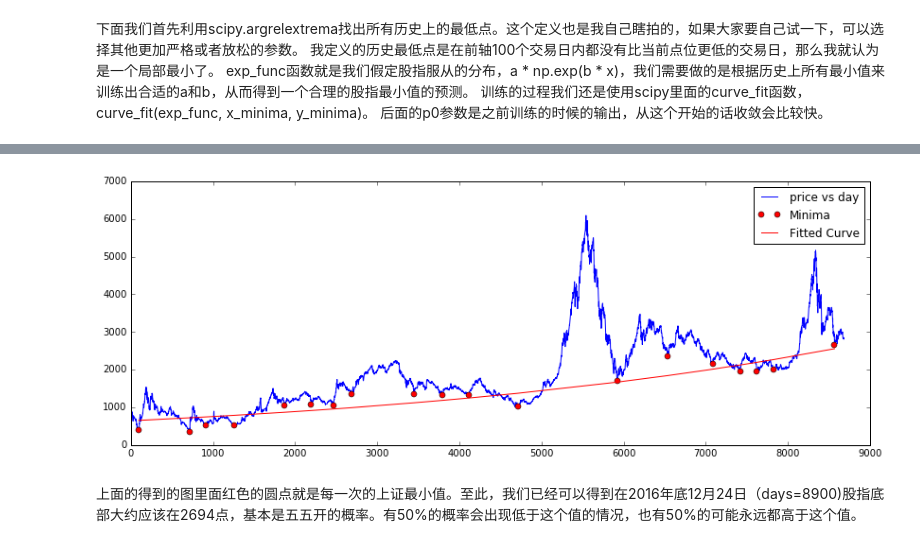
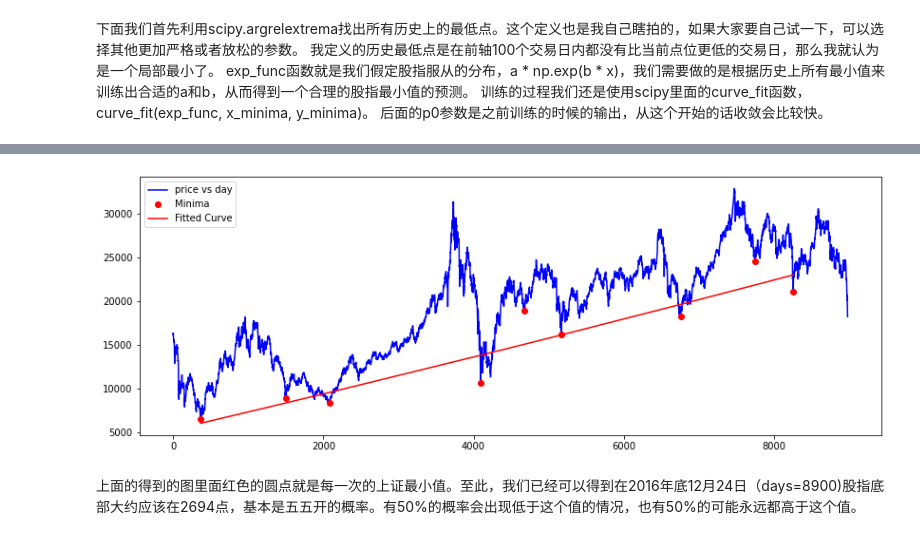
Before and after one commit to qiyangduan/standard_models_sample_code, a Jupyter notebook: stock_minima/fit_shanghai_index_by_exponential_curve_chinese.ipynb, the cells around one changed output, grey strips where cells are left out. Cells and saved outputs as stored; diff of their text form; code cells hidden in the pictures.

Commit message:
update stock prediction till 202203

```diff
--- a/stock_minima/fit_shanghai_index_by_exponential_curve_chinese.ipynb
+++ b/stock_minima/fit_shanghai_index_by_exponential_curve_chinese.ipynb
@@ -26,16 +29,20 @@ import matplotlib.pyplot as plt
 %matplotlib inline
 # %% [markdown]
 我们的第一步是下载股票指数，这里用Pandas自带的DataReader来读取股票数据。 大概看了一下后，似乎1992年之前股指有个很大的跳升，作为非专业人士，也不知道发生了什么，所以就从看着比较合适的1992年开始到现在进行分析。
+# %%
+start = datetime.datetime(1997, 8, 12)
+end = datetime.datetime(2022, 3, 20)
+time_window_points = 200
 # %%
-start = datetime.datetime(1992, 8, 12)
-end = datetime.datetime(2016, 5, 20)
-
 
 # If you want to run this notebook at your local instance, uncomment those lines of code and fetch the latest index from Yahoo again.
 # Refer to:  http://pandas.pydata.org/pandas-docs/stable/remote_data.html
-shanghai = web.DataReader("000001.SS", 'yahoo', start, end)
+# shanghai = web.DataReader("000001.SS", 'yahoo', start, end)
+# shanghai.to_csv('stock_minima_shanghai_index_1997_2022.csv')
 
-#shanghai.to_csv('C:\qduan\Stanmo\stock_minima\shanghai_index_1992_2016.csv')
+
+shanghai = web.DataReader("^HSI", 'yahoo', start, end)
+shanghai.to_csv('stock_minima_hsi_index_1997_2022.csv')
 
 # I saved and reloaded from this location as a cache for my testing purpose.
 #shanghai = pd.DataFrame.from_csv('C:\qduan\Stanmo\stock_minima\shanghai_index_1992_2016.csv')
@@ -65,28 +111,28 @@ exp_func函数就是我们假定股指服从的分布，a * np.exp(b * x)，我
 # %%
 
 x_all = sh['days'].values
 y_all = sh['Low'].values
 
 # with help of scipy.argrelextrema function, we will first identify all the local minima for later on fitting.
 # http://docs.scipy.org/doc/scipy-0.17.0/reference/generated/scipy.signal.argrelextrema.html
 from scipy.signal import argrelextrema
-local_min_ix =  argrelextrema(y_all, np.less,   order=100)
+local_min_ix =  argrelextrema(y_all, np.less,   order=time_window_points)
 
 x_minima=x_all[local_min_ix]
 y_minima=y_all[local_min_ix]
 
-def exp_func(x, a, b, c):
-    return a * np.exp(b * x)
-popt_minima, pcov_minima = curve_fit(exp_func, x_minima, y_minima, p0=[ 5.69396441e+02,   1.93941219e-04,   2.25849076e+02])
+def exp_func(x, a, b, c, d, e):
+    return a * np.exp(b * x + d) + e
+popt_minima, pcov_minima = curve_fit(exp_func, x_minima, y_minima, p0=[ 5.69396441e+02,   1.93941219e-04,   2.25849076e+02, 0, 1100], maxfev=88000)
 
 plt.figure(figsize=(14,5))
 plt.plot(x_all, y_all, 'b-', label="price vs day")
 plt.plot(x_minima, y_minima, 'ro', label="Minima")
 plt.plot(x_minima, exp_func(x_minima, *popt_minima), 'r-', label="Fitted Curve")
 plt.legend()
 plt.show()
 # %% [output]
-[figure, old version]
+[figure, new version]
 # %% [markdown]
 上面的得到的图里面红色的圆点就是每一次的上证最小值。至此，我们已经可以得到在2016年底12月24日（days=8900)股指底部大约应该在2694点，基本是五五开的概率。有50%的概率会出现低于这个值的情况，也有50%的可能永远都高于这个值。
 # %%
```
Also changed, not shown: parts of 23 cells of this notebook, 6 other files.
